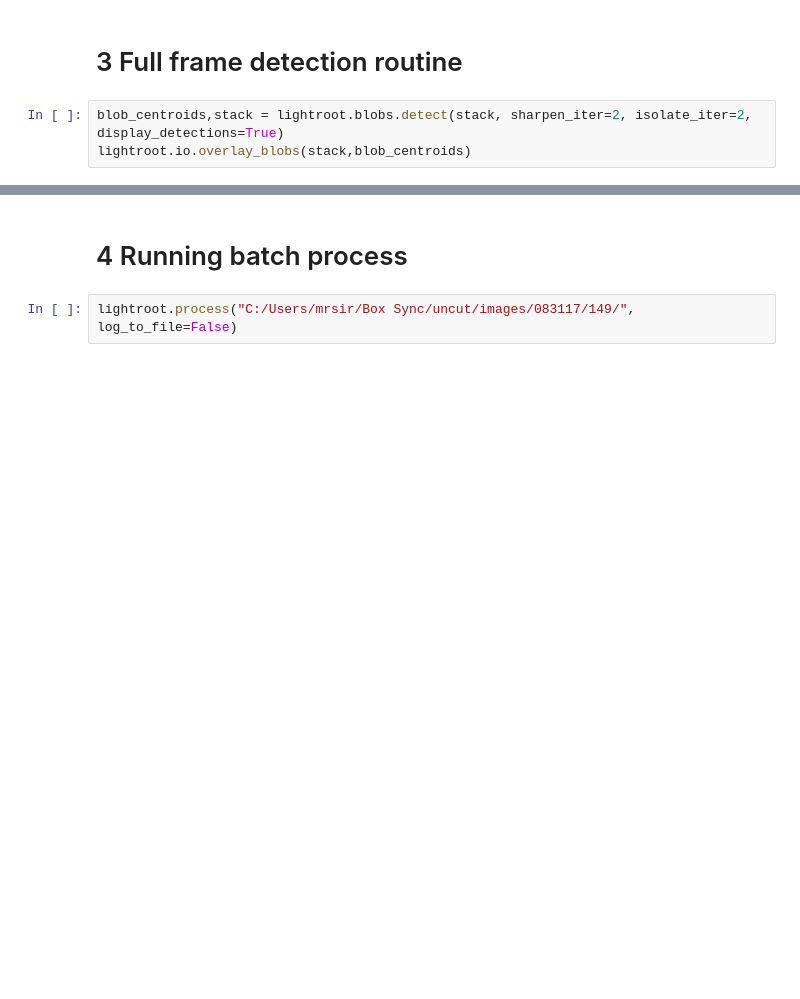
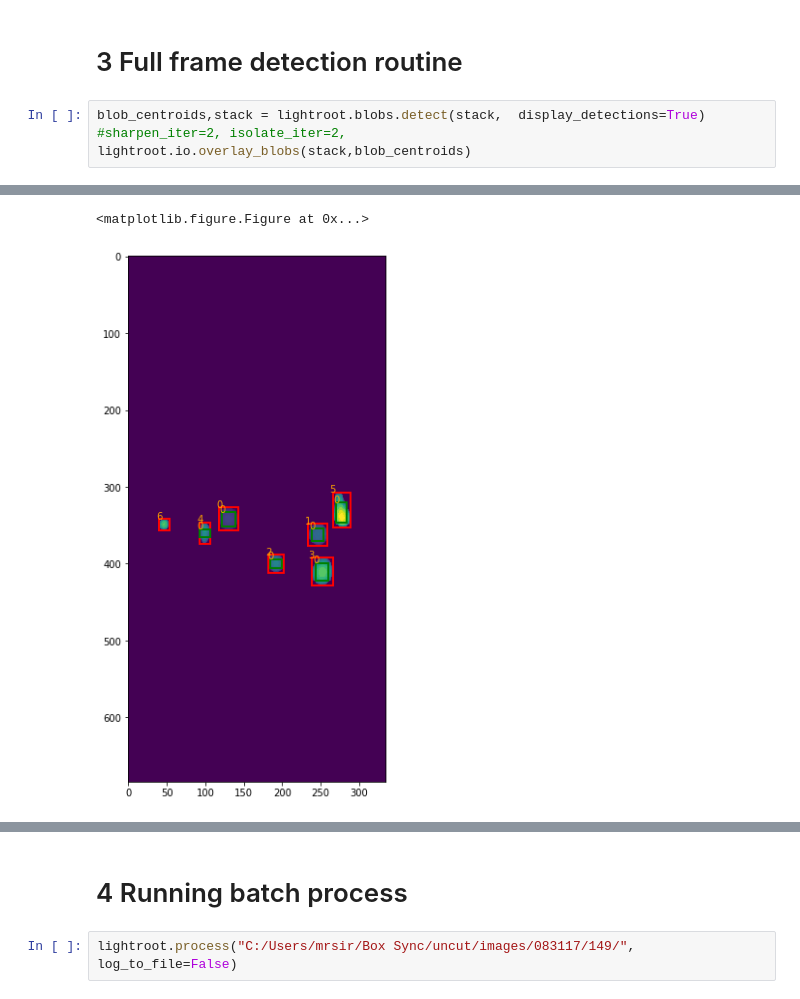
Before and after one commit to GiovanniSena/LSFM-CYCB_analysis, a Jupyter notebook: sample.ipynb, the cells around one changed output, grey strips where cells are left out. Drawn from its saved outputs; the diff is of its cells as text; blank space fills up the shorter version.

```diff
--- a/sample.ipynb
+++ b/sample.ipynb
@@ -26,5 +31,6 @@ lightroot.io.stats(stack, ylim=(0,86832150), xlim=(0,0.1), normed_hist=False)
 # %% [markdown]
 # 3 Full frame detection routine
 # %%
-blob_centroids,stack = lightroot.blobs.detect(stack, sharpen_iter=2, isolate_iter=2, display_detections=True)
+blob_centroids,stack = lightroot.blobs.detect(stack,  display_detections=True) #sharpen_iter=2, isolate_iter=2,
 lightroot.io.overlay_blobs(stack,blob_centroids)
+# %% [output]
@@ -30,0 +44,2 @@ lightroot.io.overlay_blobs(stack,blob_centroids)
+<matplotlib.figure.Figure at 0x...>
+[figure, added]
```
Also changed, not shown: parts of 11 cells of this notebook, 7 other files.
